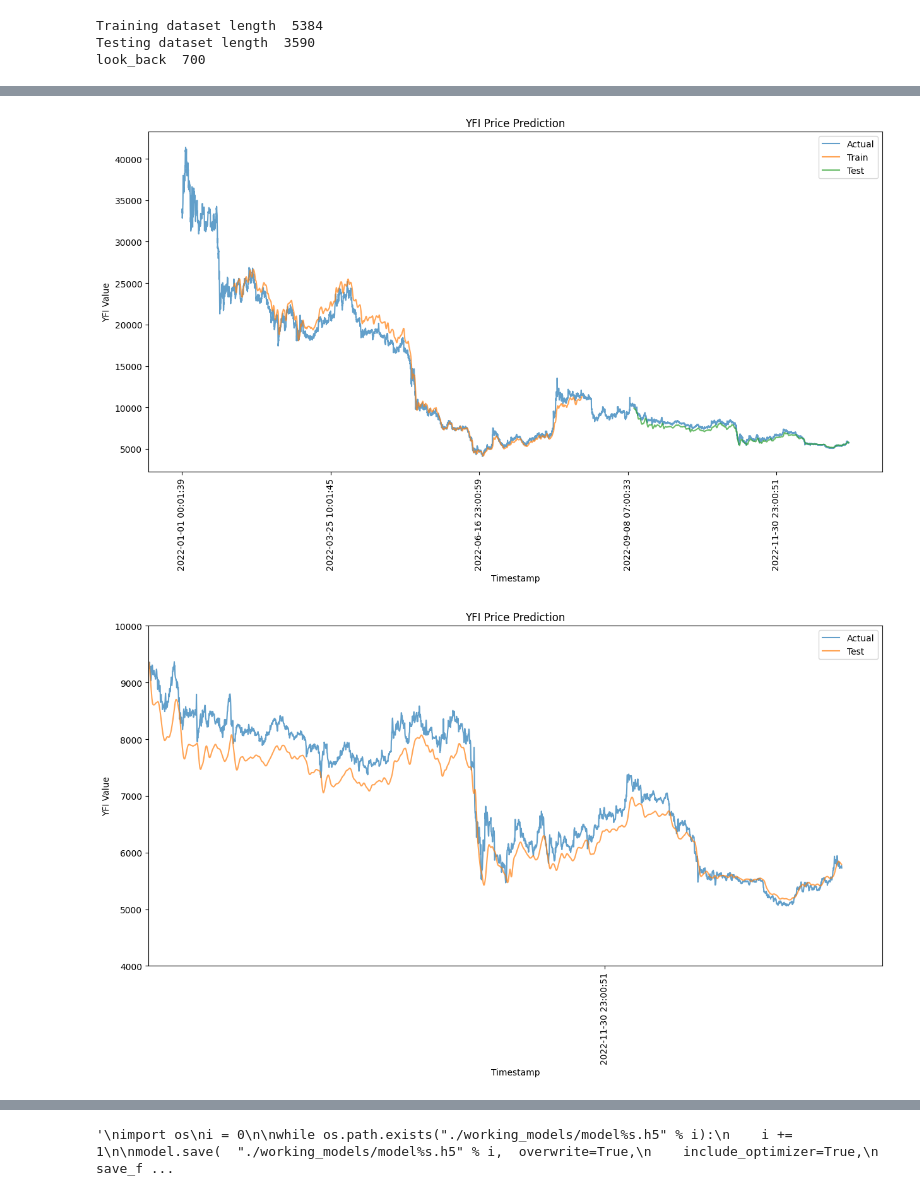
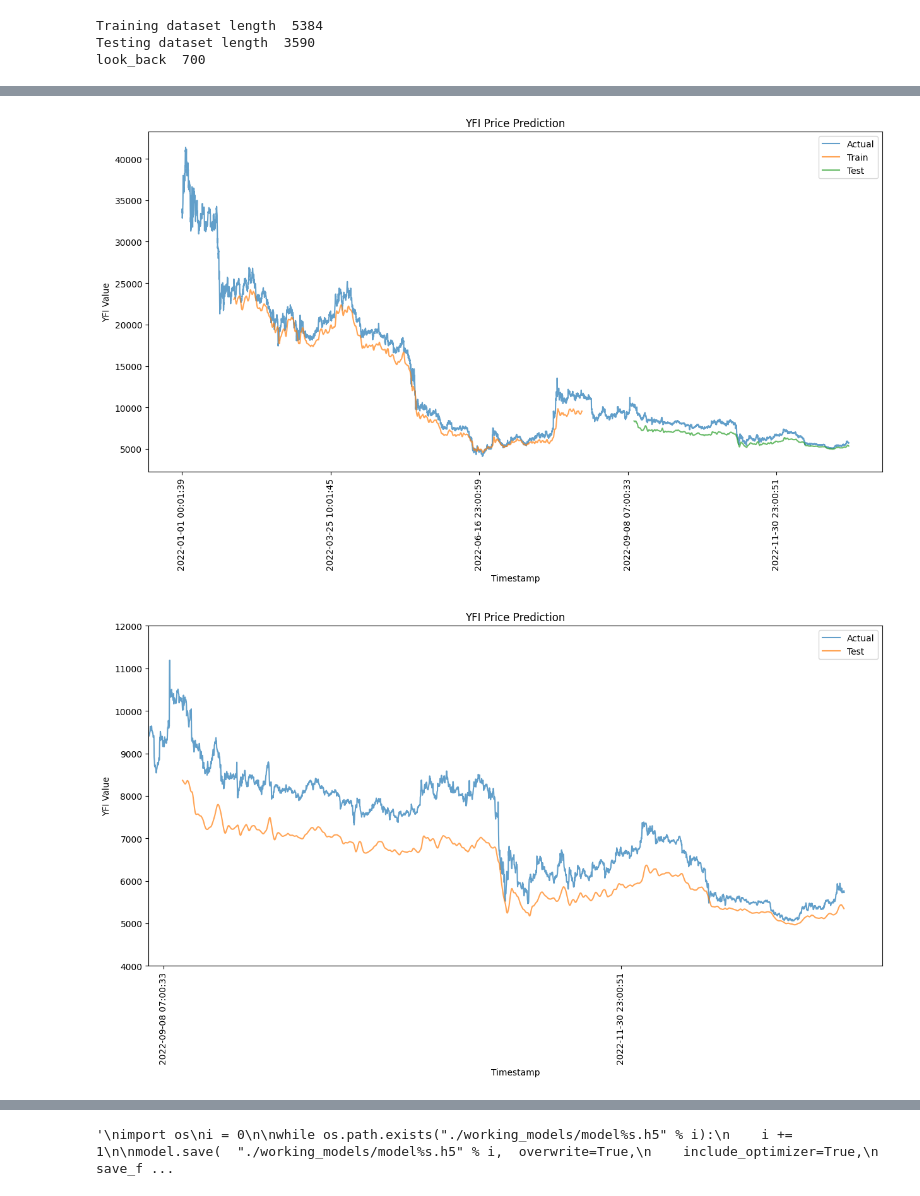
Before and after one commit to santi1234567/altcoin-LSTM-prediction, a Jupyter notebook: create_model.ipynb, the cells around one changed output, grey strips where cells are left out. Saved outputs shown, nothing was run; the diff lists cells and outputs as text; code cells hidden in the pictures.

```diff
--- a/create_model.ipynb
+++ b/create_model.ipynb
@@ -45,7 +48,7 @@ data
 8974 rows × 9 columns
 # %%
 scaler = MinMaxScaler(feature_range=(0, 1))
-features_not_used = [3,4,5]
+features_not_used = [1,3,4,5,7]
 data2=np.delete(data.values,features_not_used,1)
 dataset = scaler.fit_transform(data2)
 num_of_features = len(data.columns)-len(features_not_used)
@@ -56,7 +59,7 @@ Number of features 6
 expr_name = 'expr_1'
 look_back = 700
 lstm_layers = 32*2
-epochs=26
+epochs=25
 batch_size=int(128)
 # %%
 train_size_percent = 0.6
@@ -281,36 +253,36 @@ time_df['Actual'] = scaler.inverse_transform(dataset)[:,pred_col]
 df1 = pd.DataFrame(trainPredictPlot[:,pred_col],columns=['Train'])
 df2 = pd.DataFrame(testPredictPlot[:,pred_col],columns=['Test'])
 time_df2 = pd.concat([time_df, df1, df2], axis=1, sort=False)
 time_df2.set_index('timestamp',inplace=True)
 
 # plot the output
 fig, ax = plt.subplots(figsize=(15,7))
 time_df2.plot(ax=ax,rot=90,alpha=0.7)
 plt.xlabel('Timestamp')
 plt.ylabel('YFI Value')
 plt.title('YFI Price Prediction')
 plt.savefig('./results/'+expr_name + '.png',bbox_inches = "tight")
 
 
 time_df['Actual'] = scaler.inverse_transform(dataset)[:,pred_col]
 df2 = pd.DataFrame(testPredictPlot[:,pred_col],columns=['Test'])
 time_df2 = pd.concat([time_df,df2], axis=1, sort=False)
 time_df2.set_index('timestamp',inplace=True)
 first_test_point = df2.first_valid_index()
 # plot the output
 fig2, ax2 = plt.subplots(figsize=(15,7))
 time_df2.plot(ax=ax2,rot=90,alpha=0.7)
 left, right = plt.xlim()
 plt.xlabel('Timestamp')
 plt.ylabel('YFI Value')
 plt.xlim(0.63*right,0.97*right)
-plt.ylim(4000,10000)
+plt.ylim(4000,12000)
 
 plt.title('YFI Price Prediction')
 plt.savefig('./results/'+expr_name+'_zoom' + '.png',bbox_inches = "tight")
 # %% [output]
-[figure, old version]
+[figure, new version]
-[figure, old version]
+[figure, new version]
 # %%
 import winsound
 duration = 3000  # milliseconds
```
Also changed, not shown: parts of 9 cells of this notebook.
